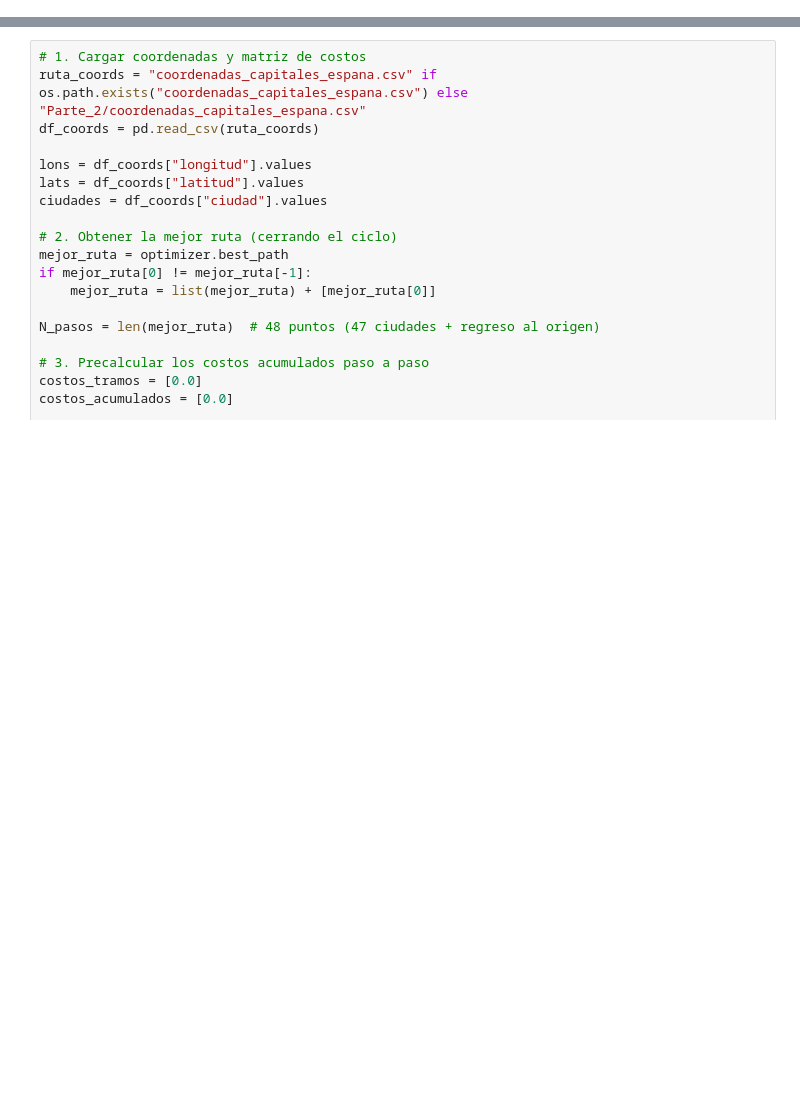
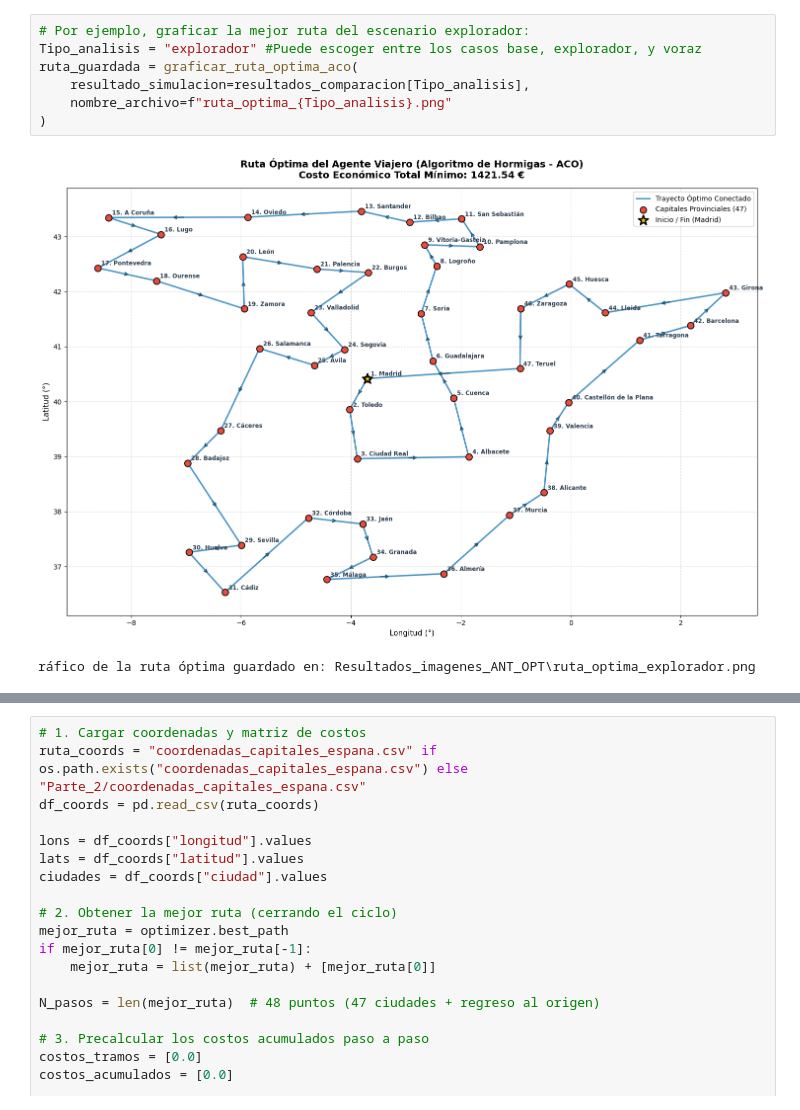
Before and after one commit to Gmiercrack/Redes-Neuronales-y-algoritmos-Bionispirados, a Jupyter notebook: Parte_2/ANT_ALGORIMT.IPYNB, the cells around one changed output, grey strips where cells are left out. Drawn from its saved outputs; the diff is of its cells as text; blank space fills up the shorter version.

```diff
--- a/Parte_2/ANT_ALGORIMT.IPYNB
+++ b/Parte_2/ANT_ALGORIMT.IPYNB
@@ -333,0 +541,10 @@ plt.show()
+# %%
+# Por ejemplo, graficar la mejor ruta del escenario explorador:
+Tipo_analisis = "explorador" #Puede escoger entre los casos base, explorador, y voraz
+ruta_guardada = graficar_ruta_optima_aco(
+    resultado_simulacion=resultados_comparacion[Tipo_analisis],
+    nombre_archivo=f"ruta_optima_{Tipo_analisis}.png"
+)
+# %% [output]
+[figure, added]
+ráfico de la ruta óptima guardado en: Resultados_imagenes_ANT_OPT\ruta_optima_explorador.png
```
Also changed, not shown: parts of 29 cells of this notebook, 36 other files.
